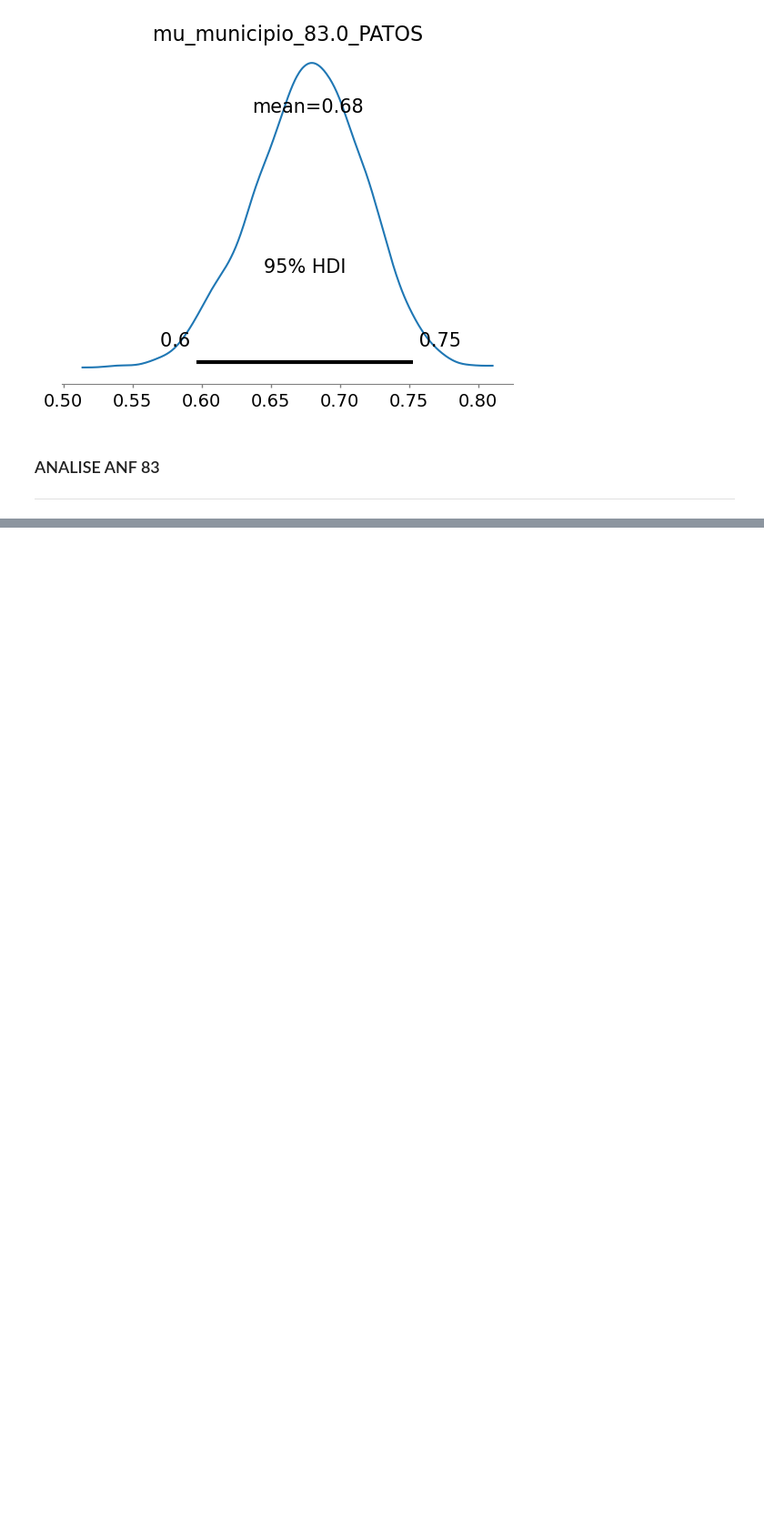
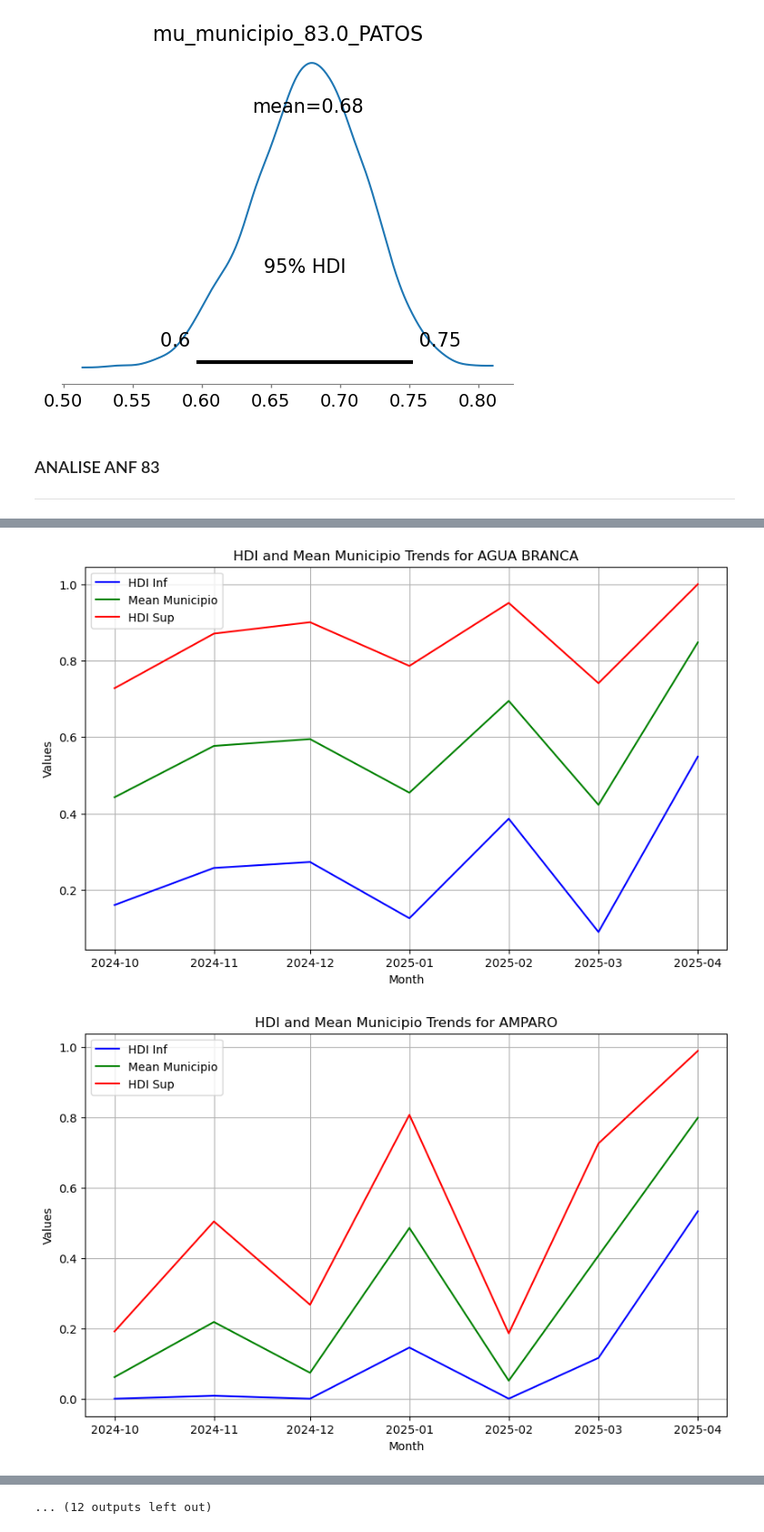
Before and after one commit to tblacerda/MarkovChainMonteCarlo, a Jupyter notebook: MCMC_ECQ_ANALISE.ipynb, the cells around one changed output, grey strips where cells are left out. Shown at 91% size. Drawn from its saved outputs; the diff is of its cells as text; code cells hidden in the pictures; blank space fills up the shorter version.

```diff
--- a/MCMC_ECQ_ANALISE.ipynb
+++ b/MCMC_ECQ_ANALISE.ipynb
@@ -234,0 +271,6 @@ az.plot_posterior(trace, var_names=["mu_municipio_83.0_PATOS"],hdi_prob=0.95)
+# %%
+# Step 2: Select the required columns
+filtered = concatenated_df[['MUNICIPIO', 'hdi_inf_Mun', 'mean_municipio', 'hdi_sup_Mun', 'month']].copy()
+# Suppress the SettingWithCopyWarning by creating a copy of the filtered DataFrame
+
+filtered.drop_duplicates(inplace=True)
@@ -234,0 +314,29 @@ az.plot_posterior(trace, var_names=["mu_municipio_83.0_PATOS"],hdi_prob=0.95)
+# %%
+import matplotlib.pyplot as plt
+
+# Iterate through each MUNICIPIO in the lista
+for municipio in lista:
+    # Step 1: Filter the concatenated_df dataframe for the selected MUNICIPIO
+    filtered = concatenated_df[concatenated_df['MUNICIPIO'] == municipio]
+
+    # Ensure 'month' is sorted for proper plotting
+    filtered = filtered.sort_values(by='month')
+
+    # Plot the data
+    plt.figure(figsize=(10, 6))
+    plt.plot(filtered['month'], filtered['hdi_inf_Mun'], label='HDI Inf', color='blue')
+    plt.plot(filtered['month'], filtered['mean_municipio'], label='Mean Municipio', color='green')
+    plt.plot(filtered['month'], filtered['hdi_sup_Mun'], label='HDI Sup', color='red')
+
+    # Add labels, legend, and title
+    plt.xlabel('Month')
+    plt.ylabel('Values')
+    plt.title(f'HDI and Mean Municipio Trends for {municipio}')
+    plt.legend()
+    plt.grid(True)
+
+    # Show the plot
+    plt.show()
+# %% [output]
+[figure, added]
+[figure, added]
@@ -234,0 +353 @@ az.plot_posterior(trace, var_names=["mu_municipio_83.0_PATOS"],hdi_prob=0.95)
+... (12 outputs left out)
```
Also changed, not shown: parts of 5 cells of this notebook, 3 other files.
